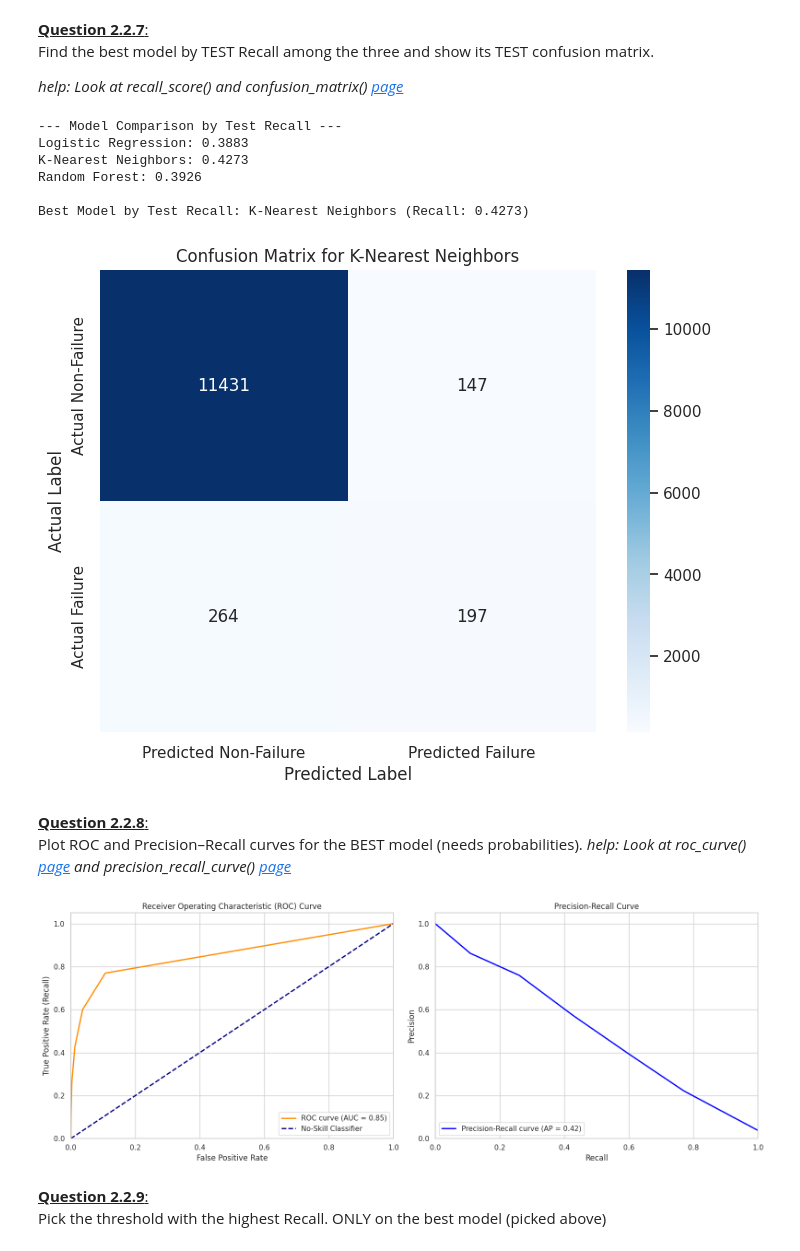
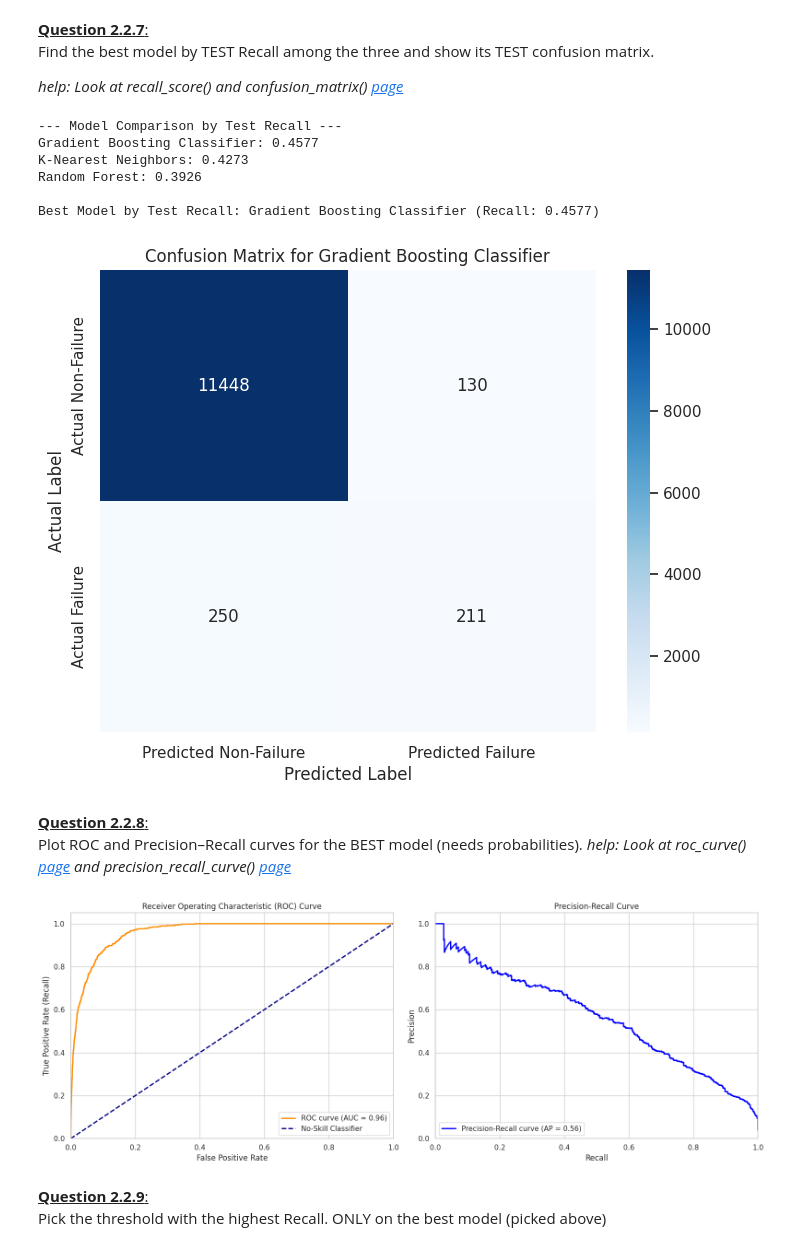
Before and after one commit to KpihX/rocket-durability-ai, a Jupyter notebook: ml-dl-nasa-2025-1 (1).ipynb, the cells around one changed output. Drawn from its saved outputs; the diff is of its cells as text; code cells hidden in the pictures.

```diff
--- a/ml-dl-nasa-2025-1 (1).ipynb
+++ b/ml-dl-nasa-2025-1 (1).ipynb
@@ -340,14 +301,15 @@ Shape of Processed Test Data:
 **Scale the continuous variables using either `StandardScaler` (standardization) or `MinMaxScaler` (normalization).**<br>
 # %%
 # HPC is exempted from scaling because we're counting it as categorical and not continuous in our case
-continuous_features = [col for col in X_train_manual.columns if col != "HPC outlet temperature (°C)"]
+# Use the categorical_cols defined earlier to exclude them from continuous features
+continuous_features = [col for col in X_train_manual.columns if col not in categorical_cols]
 
 # --- Method 1: StandardScaler ---
 # Create a copy to store the standardized data.
 X_train_scaled = X_train_manual.copy()
 X_test_scaled = X_test_manual.copy()
 
-# Initialize the StandardScaler.
+# Initialize the scaler
 scaler = StandardScaler()
 
 # Fit on the training data and transform both train and test data.
@@ -459,10 +421,10 @@ Although the Remaining Useful Life (RUL) is a continuous variable, here we appro
 # %%
 # --- 1. Logistic Regression ---
 
-print("--- 1. Training Logistic Regression Model ---")
+print("--- 1. Training Gradient Boosting Classifier Model ---")
 
 # Initialize the model
-log_reg = LogisticRegression(max_iter=1000, random_state=42)
-log_reg.fit(X_train_scaled, y_train)
-print("Logistic Regression model trained successfully.")
+grad_boost = GradientBoostingClassifier()
+grad_boost.fit(X_train_scaled, y_train)
+print("Gradient Boosting Classifier Model trained successfully.")
 # %% [output]
@@ -500,19 +462,19 @@ If our goal is to catch failures, which metric should we prioritize?
 accuracy_score(), recall_score(), f1_score()
 find all metrics here: [page](https://scikit-learn.org/stable/api/sklearn.metrics.html)
 # %%
-# --- 1. Predict on TRAIN and TEST sets using the Logistic Regression model ---
-print("Generating predictions with the Logistic Regression model...")
-y_train_pred_log_reg = log_reg.predict(X_train_scaled)
-y_test_pred_log_reg = log_reg.predict(X_test_scaled)
+# --- 1. Predict on TRAIN and TEST sets using the Gradient Boosting Classifier Model ---
+print("Generating predictions with the Gradient Boosting Classifier Model...")
+y_train_pred_grad_boost = grad_boost.predict(X_train_scaled)
+y_test_pred_grad_boost = grad_boost.predict(X_test_scaled)
 print("Predictions generated.")
 
 # --- 2. Calculate and Print Test Metrics ---
 # Calculate the metrics for the TEST set.
-test_accuracy = accuracy_score(y_test, y_test_pred_log_reg)
-test_recall = recall_score(y_test, y_test_pred_log_reg)
-test_f1 = f1_score(y_test, y_test_pred_log_reg)
+test_accuracy = accuracy_score(y_test, y_test_pred_grad_boost)
+test_recall = recall_score(y_test, y_test_pred_grad_boost)
+test_f1 = f1_score(y_test, y_test_pred_grad_boost)
 
-print("\n--- Logistic Regression - Test Set Performance ---")
+print("\n--- Gradient Boosting Classifier Model - Test Set Performance ---")
 print(f"Test Accuracy: {test_accuracy:.4f}")
 print(f"Test Recall:   {test_recall:.4f}")
 print(f"Test F1-Score: {test_f1:.4f}")
@@ -590,7 +552,7 @@ You may notice that we emphasize Recall. Recall answers: “of all the true fail
 # %%
 # Find the best model by the highest recall score
 models_performance = {
-    "Logistic Regression": test_recall,
+    "Gradient Boosting Classifier": test_recall,
     "K-Nearest Neighbors": test_recall_knn,
     "Random Forest": test_recall_rf
 }
@@ -607,7 +569,7 @@ if best_model_name == "Random Forest":
 elif best_model_name == "K-Nearest Neighbors":
     best_model_predictions = y_test_pred_knn
 else:
-    best_model_predictions = y_test_pred_log_reg
+    best_model_predictions = y_test_pred_grad_boost
 # Generate the confusion matrix
 cm = confusion_matrix(y_test, best_model_predictions)
 
@@ -622,19 +584,24 @@ plt.xlabel('Predicted Label')
 plt.show()
 # %% [output]
 --- Model Comparison by Test Recall ---
-Logistic Regression: 0.3883
+Gradient Boosting Classifier: 0.4577
 K-Nearest Neighbors: 0.4273
 Random Forest: 0.3926
 
-Best Model by Test Recall: K-Nearest Neighbors (Recall: 0.4273)
+Best Model by Test Recall: Gradient Boosting Classifier (Recall: 0.4577)
-[figure, old version]
+[figure, new version]
 # %% [markdown]
 <u>**Question 2.2.8**:</u> <br> Plot ROC and Precision–Recall curves for the BEST model (needs probabilities).
 *help: Look at roc_curve() [page](https://scikit-learn.org/stable/modules/generated/sklearn.metrics.roc_curve.html) and precision_recall_curve() [page](https://scikit-learn.org/stable/modules/generated/sklearn.metrics.precision_recall_curve.html)*
 # %%
 # Get Predicted Probabilities for the Positive Class
 # The second column [:, 1] corresponds to the probability of the positive class (Failure=1)
-y_probs_rf = knn.predict_proba(X_test_scaled)[:, 1]
+if best_model_name == "Random Forest":
+    y_probs_rf = random_forest.predict_proba(X_test_scaled)[:, 1]
+elif best_model_name == "K-Nearest Neighbors":
+    y_probs_rf = knn.predict_proba(X_test_scaled)[:, 1]
+else:
+    y_probs_rf = grad_boost.predict_proba(X_test_scaled)[:, 1]
 
 #  Calculate Metrics for ROC Curve
 fpr, tpr, roc_thresholds = roc_curve(y_test, y_probs_rf)
@@ -646,33 +613,33 @@ avg_precision = average_precision_score(y_test, y_probs_rf)
 
 #  Plot the Curves
 # Create a figure with two subplots
 fig, (ax1, ax2) = plt.subplots(1, 2, figsize=(16, 6))
 
 # Plot the ROC Curve
 ax1.plot(fpr, tpr, color='darkorange', lw=2, label=f'ROC curve (AUC = {roc_auc:.2f})')
 ax1.plot([0, 1], [0, 1], color='navy', lw=2, linestyle='--', label='No-Skill Classifier')
 ax1.set_xlim([0.0, 1.0])
 ax1.set_ylim([0.0, 1.05])
 ax1.set_xlabel('False Positive Rate')
 ax1.set_ylabel('True Positive Rate (Recall)')
 ax1.set_title('Receiver Operating Characteristic (ROC) Curve')
 ax1.legend(loc="lower right")
 ax1.grid(True)
 
 # Plot the Precision-Recall Curve
 ax2.plot(recall, precision, color='blue', lw=2, label=f'Precision-Recall curve (AP = {avg_precision:.2f})')
 ax2.set_xlabel('Recall')
 ax2.set_ylabel('Precision')
 ax2.set_ylim([0.0, 1.05])
 ax2.set_xlim([0.0, 1.0])
 ax2.set_title('Precision-Recall Curve')
 ax2.legend(loc="lower left")
 ax2.grid(True)
 
 # Display the plots
 plt.tight_layout()
 plt.show()
 # %% [output]
-[figure, old version]
+[figure, new version]
 # %% [markdown]
 <u>**Question 2.2.9**:</u> <br> Pick the threshold with the highest Recall. ONLY on the best model (picked above)
```
Also changed, not shown: parts of 18 cells of this notebook.
